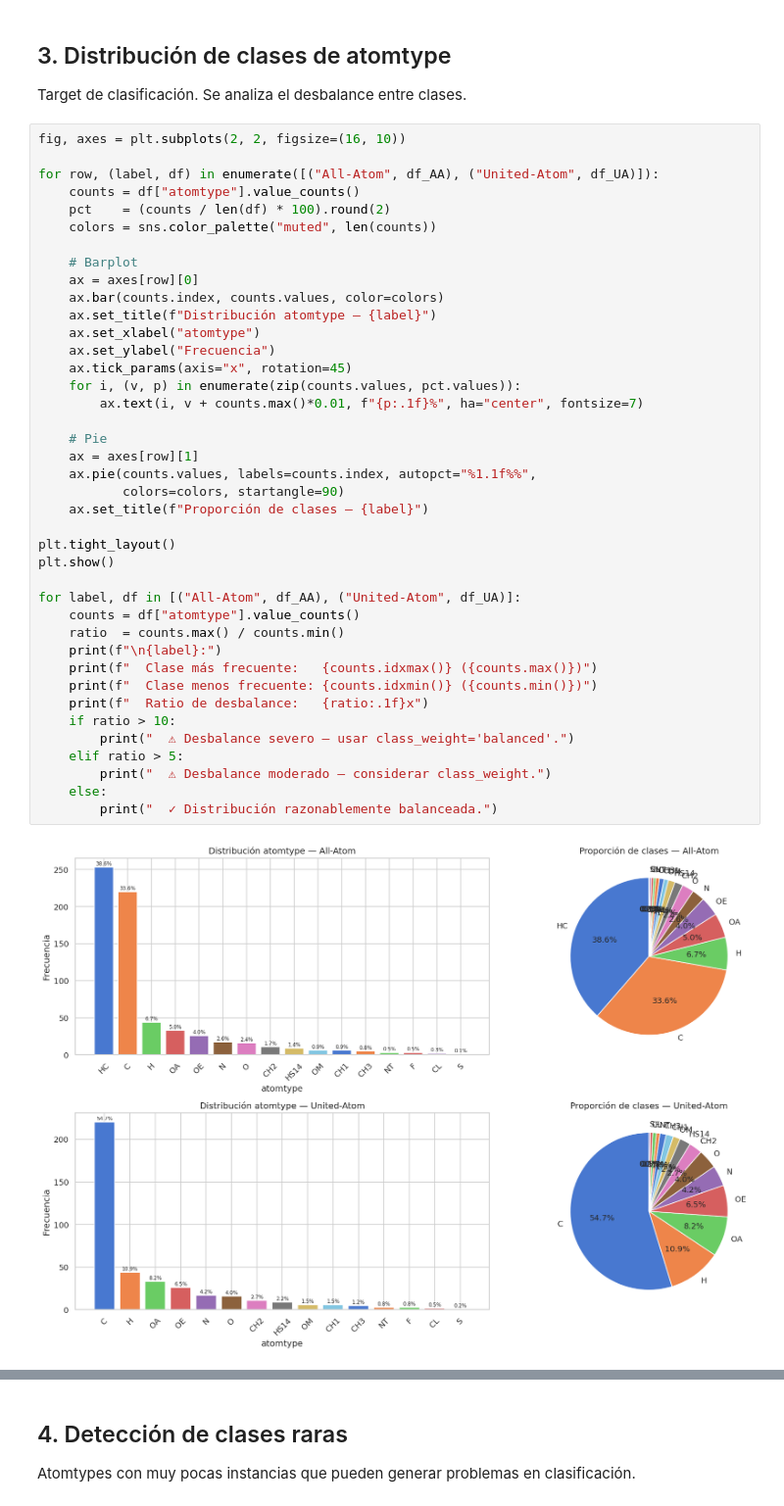
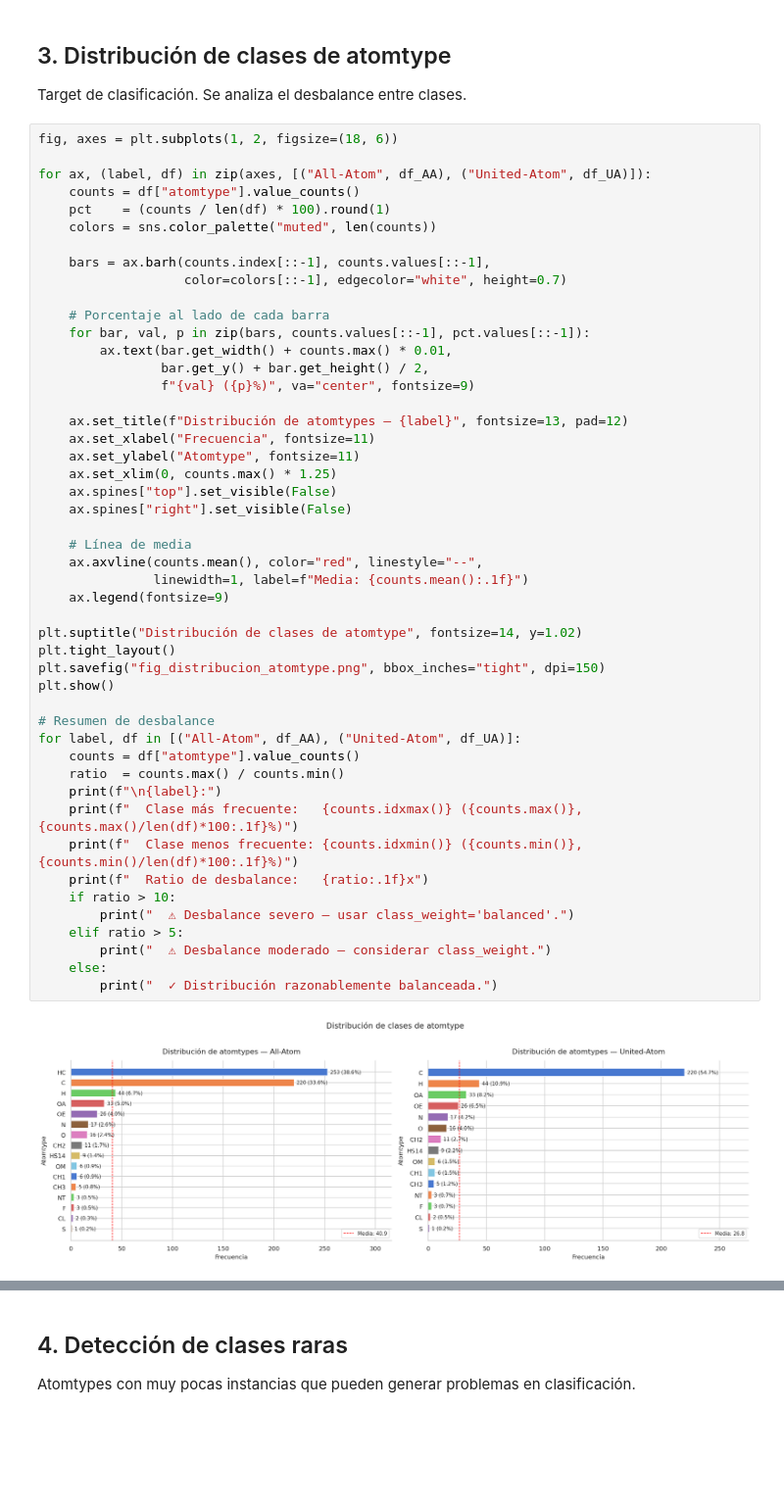
Before and after one commit to magaliarazi/ProyectoParam, a Jupyter notebook: scripts/prueba2/version2(calude)/eda_AA_UA.ipynb, the cells around one changed output, grey strips where cells are left out. Shown at 98% size. Cells and saved outputs as stored; diff of their text form; blank space fills up the shorter version.

```diff
--- a/scripts/prueba2/version2(calude)/eda_AA_UA.ipynb
+++ b/scripts/prueba2/version2(calude)/eda_AA_UA.ipynb
@@ -121,45 +122,53 @@ Atomtypes compartidos (15):     ['C', 'CH1', 'CH2', 'CH3', 'CL', 'F', 'H', 'HS14
 ## 3. Distribución de clases de atomtype
 Target de clasificación. Se analiza el desbalance entre clases.
 # %%
-fig, axes = plt.subplots(2, 2, figsize=(16, 10))
+fig, axes = plt.subplots(1, 2, figsize=(18, 6))
 
-for row, (label, df) in enumerate([("All-Atom", df_AA), ("United-Atom", df_UA)]):
+for ax, (label, df) in zip(axes, [("All-Atom", df_AA), ("United-Atom", df_UA)]):
     counts = df["atomtype"].value_counts()
-    pct    = (counts / len(df) * 100).round(2)
+    pct    = (counts / len(df) * 100).round(1)
     colors = sns.color_palette("muted", len(counts))
 
-    # Barplot
-    ax = axes[row][0]
-    ax.bar(counts.index, counts.values, color=colors)
-    ax.set_title(f"Distribución atomtype — {label}")
-    ax.set_xlabel("atomtype")
-    ax.set_ylabel("Frecuencia")
-    ax.tick_params(axis="x", rotation=45)
-    for i, (v, p) in enumerate(zip(counts.values, pct.values)):
-        ax.text(i, v + counts.max()*0.01, f"{p:.1f}%", ha="center", fontsize=7)
+    bars = ax.barh(counts.index[::-1], counts.values[::-1],
+                   color=colors[::-1], edgecolor="white", height=0.7)
 
-    # Pie
-    ax = axes[row][1]
-    ax.pie(counts.values, labels=counts.index, autopct="%1.1f%%",
-           colors=colors, startangle=90)
-    ax.set_title(f"Proporción de clases — {label}")
+    # Porcentaje al lado de cada barra
+    for bar, val, p in zip(bars, counts.values[::-1], pct.values[::-1]):
+        ax.text(bar.get_width() + counts.max() * 0.01,
+                bar.get_y() + bar.get_height() / 2,
+                f"{val} ({p}%)", va="center", fontsize=9)
 
+    ax.set_title(f"Distribución de atomtypes — {label}", fontsize=13, pad=12)
+    ax.set_xlabel("Frecuencia", fontsize=11)
+    ax.set_ylabel("Atomtype", fontsize=11)
+    ax.set_xlim(0, counts.max() * 1.25)
+    ax.spines["top"].set_visible(False)
+    ax.spines["right"].set_visible(False)
+
+    # Línea de media
+    ax.axvline(counts.mean(), color="red", linestyle="--",
+               linewidth=1, label=f"Media: {counts.mean():.1f}")
+    ax.legend(fontsize=9)
+
+plt.suptitle("Distribución de clases de atomtype", fontsize=14, y=1.02)
 plt.tight_layout()
+plt.savefig("fig_distribucion_atomtype.png", bbox_inches="tight", dpi=150)
 plt.show()
 
+# Resumen de desbalance
 for label, df in [("All-Atom", df_AA), ("United-Atom", df_UA)]:
     counts = df["atomtype"].value_counts()
     ratio  = counts.max() / counts.min()
     print(f"\n{label}:")
-    print(f"  Clase más frecuente:   {counts.idxmax()} ({counts.max()})")
-    print(f"  Clase menos frecuente: {counts.idxmin()} ({counts.min()})")
+    print(f"  Clase más frecuente:   {counts.idxmax()} ({counts.max()}, {counts.max()/len(df)*100:.1f}%)")
+    print(f"  Clase menos frecuente: {counts.idxmin()} ({counts.min()}, {counts.min()/len(df)*100:.1f}%)")
     print(f"  Ratio de desbalance:   {ratio:.1f}x")
     if ratio > 10:
         print("  ⚠ Desbalance severo — usar class_weight='balanced'.")
     elif ratio > 5:
         print("  ⚠ Desbalance moderado — considerar class_weight.")
     else:
         print("  ✓ Distribución razonablemente balanceada.")
 # %% [output]
-[figure, old version]
+[figure, new version]
 All-Atom:
```
Also changed, not shown: parts of 1 cell of this notebook, 45 other files.
